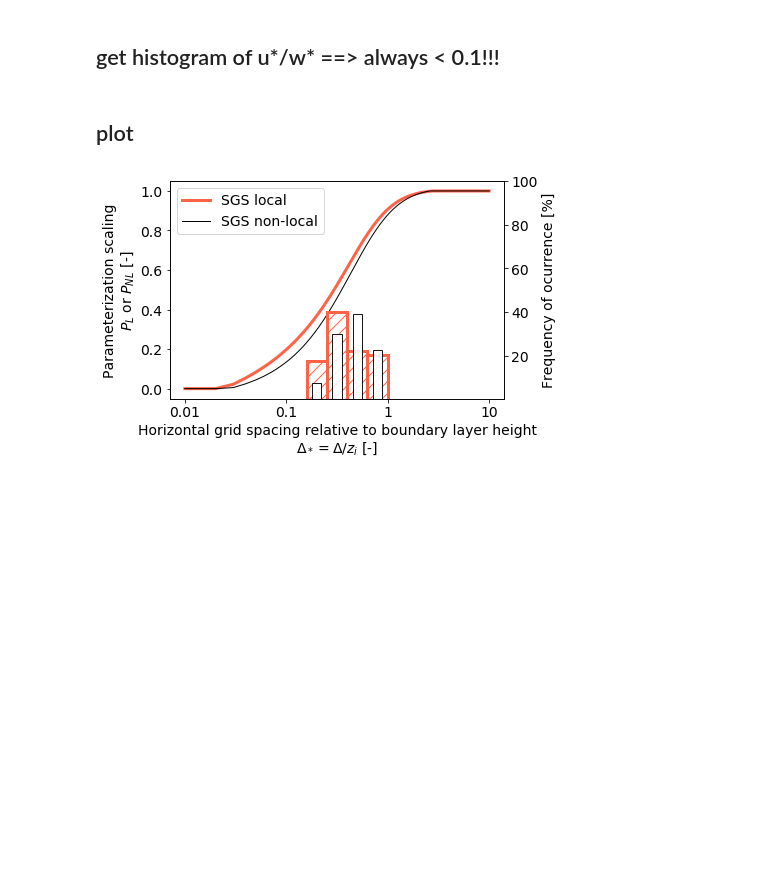
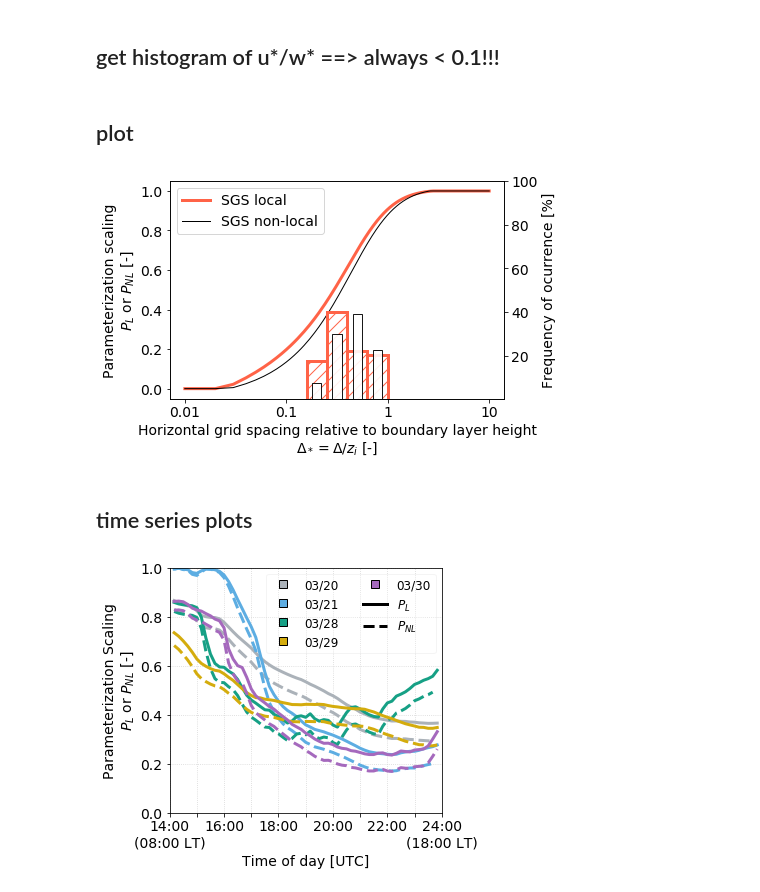
Before and after one commit to dorn1984/xpia, a Jupyter notebook: P_L.ipynb, the cells around one changed output. Drawn from its saved outputs; the diff is of its cells as text; code cells hidden in the pictures; blank space fills up the shorter version.

Commit message:
diurnal cycle PL PNL

```diff
--- a/P_L.ipynb
+++ b/P_L.ipynb
@@ -165,3 +167,82 @@ ax.set_xlabel("Horizontal grid spacing relative to boundary layer height\n$\Delt
 fig.savefig("../figs/PL_PNL.png",dpi=250,bbox_inches="tight")
 # %% [output]
 [figure]
+# %% [markdown]
+## time series plots
+# %%
+colors_days = {20:'#ABB2B9',
+               21:'#5DADE2',
+               28:'#16A085',
+               29:'#D4AC0D',
+               30:'#A569BD'}
+
+import matplotlib.pyplot as plt
+import matplotlib.dates as mdates
+
+fs=16
+plt.rc("font",size=fs)
+# %%
+local = pd.Series(index=delta_star_actual.index,data=local_actual)
+non_local = pd.Series(index=delta_star_actual.index,data=non_local_actual)
+# %%
+hours_to_tick = np.arange(14,24,1)
+# %%
+start = pd.Timestamp('20180606')
+
+fig = plt.figure(figsize=(6,5))
+ax  = fig.add_subplot(111)
+
+iday = 0
+for day in days:
+
+    series = local.loc['2015-03-{0}'.format(day)].copy()
+    idxref = pd.Timestamp(series.index.year[0], series.index.month[0], series.index.day[0], 14, 0)
+    deltas = series.index - idxref + pd.Timedelta('14h')
+    index  = start+deltas
+
+    ax.plot(index,
+            series.values,color=colors_days[day],linestyle='-',lw=3,
+            marker='None',label='March {0}'.format(day))
+
+    series = non_local.loc['2015-03-{0}'.format(day)].copy()
+    ax.plot(index,
+            series.values,color=colors_days[day],linestyle='--',lw=3,
+            marker='None',label='March {0}'.format(day))
+
+indices_to_tick = [np.where(index.hour==h)[0][0] for h in hours_to_tick][1:]
+xticks = [index[i] for i in indices_to_tick]
+xticks.append(pd.Timestamp(start+pd.Timedelta('24h')))
+xticks.append(pd.Timestamp(start+pd.Timedelta('14h')))
+xticks = np.sort(xticks)
+ax.set_xticks(xticks)
+ax.xaxis.set_major_formatter(mdates.DateFormatter('%H:%M'))
+ax.set_xticklabels(["14:00\n(08:00 LT)","","16:00","","18:00","","20:00","","22:00","","24:00\n(18:00 LT)"])
+ax.set_xlim([xticks[0],xticks[-1]])
+
+ax.set_xlabel("Time of day [UTC]")
+
+ax.grid(color='lightgray',linestyle=':')
+
+ylab       = "Parameterization Scaling\n$P_L$ or $P_{NL}$ [-]"
+ax.set_ylabel(ylab)
+
+ax.set_ylim([0,1])
+
+lines  = []
+labels = []
+
+for day in days:
+    lines.append(Line2D([0], [0], color=colors_days[day], linewidth=0, marker='s', ms=8, mec='k',mew=1))
+    labels.append('03/{0}'.format(day))
+
+lines.append(Line2D([0], [0], color='k', linewidth=3, marker=None, linestyle='-'))
+labels.append('$P_L$')
+
+lines.append(Line2D([0], [0], color='k', linewidth=3, marker=None, linestyle='--'))
+labels.append('$P_{{NL}}$')
+
+lg = plt.legend(lines,labels,ncol=2,fontsize=12,framealpha=0.2)
+fig.subplots_adjust(left=0.25,bottom=0.2,right=0.88)
+fig.savefig("../figs/P_L_P_NL_diurnal_cycles.png",dpi=300,bbox_inches="tight")
+# %% [output]
+[figure, added]
```
Also changed, not shown: parts of 3 cells of this notebook.
